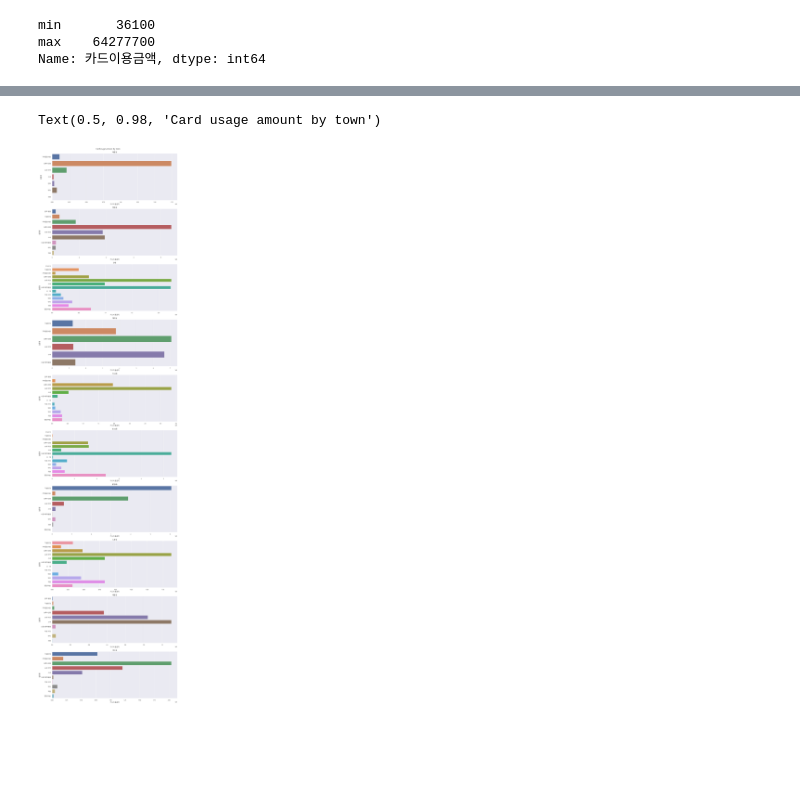
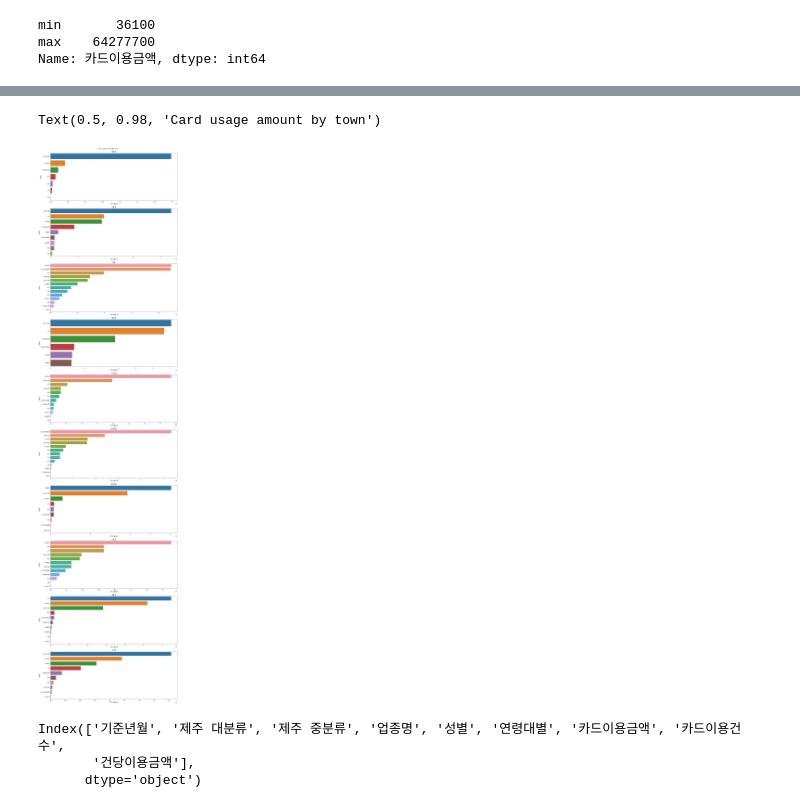
Before and after one commit to So-chankyun/consumption-pattern-analysis-of-jeju-tourist, a Jupyter notebook: consumption pattern analysis of jeju tourist.ipynb, the cells around one changed output, grey strips where cells are left out. Drawn from its saved outputs; the diff is of its cells as text; code cells hidden in the pictures; blank space fills up the shorter version.

```diff
--- a/consumption pattern analysis of jeju tourist.ipynb
+++ b/consumption pattern analysis of jeju tourist.ipynb
@@ -238,7 +238,8 @@ print(f'업종의 갯수 : {len(upjong)}\n',upjong)
 # %%
 # 불필요한 공백 제거
 data['업종명'] = [uj.replace(" ","") for uj in data['업종명']]
-data['업종명'].unique()
+upjong = data['업종명'].unique()
+upjong
 # %% [output]
 array(['농축수산품', '스포츠레져용품', '골프용품', '악세사리', '의원', '안경', '정장(여성)', '기념품점',
        '기타음료식품', '슈퍼마켓', '신발', '약국', '스넥', '귀금속'], dtype=object)
@@ -316,7 +321,7 @@ for idx, industry in enumerate(upjong):
     axes[idx].plot(dates,result,color='b',marker='.')
     axes[idx].set_xlabel('Date')
     axes[idx].set_ylabel('Amount')
-    axes[idx].set_title(industry,fontproperties=fontprop)
+    axes[idx].set_title(industry)
 
 plt.suptitle('Card usage amount by industry')
 # %% [output]
@@ -325,12 +330,12 @@ Text(0.5, 0.98, 'Card usage amount by industry')
 # %%
-# 시간에 따른 업종별 카드이용금액
-card_usage_amount_by_industry = data.groupby(['업종명','기준년월'])['카드이용금액'].sum()
+# 시간에 따른 업종별 카드이용건수
+number_of_card_usage_by_industry = data.groupby(['업종명','기준년월'])['카드이용건수'].sum()
 dates = data['기준년월'].unique()
 fig, axes = plt.subplots(nrows=len(upjong),figsize=(15,60),constrained_layout=True)
 
 # 업종중 특정날짜의 데이터가 없는 경우가 있다. 따라서 특정날짜의 data를 0으로 하여 추가한다.
 for idx, industry in enumerate(upjong):
-    result = card_usage_amount_by_industry.loc[(industry,dates)]
+    result = number_of_card_usage_by_industry.loc[(industry,dates)]
     date_by_industry = result.index.get_level_values('기준년월')
     for date in dates:
         if date not in date_by_industry:
@@ -339,7 +344,7 @@ for idx, industry in enumerate(upjong):
     axes[idx].plot(dates,result,color='b',marker='.')
     axes[idx].set_xlabel('Date')
     axes[idx].set_ylabel('Amount')
-    axes[idx].set_title(industry,fontproperties=fontprop)
+    axes[idx].set_title(industry)
 
-plt.suptitle('Card usage amount by industry')
+plt.suptitle('Number of card usage by industry')
 # %% [output]
@@ -348,20 +352,0 @@ Text(0.5, 0.98, 'Card usage amount by industry')
-# %%
-# 시간에 따른 업종별 카드이용건수
-number_of_card_usage_by_industry = data.groupby(['업종명','기준년월'])['카드이용건수'].sum()
-dates = data['기준년월'].unique()
-fig, axes = plt.subplots(nrows=len(upjong),figsize=(15,60),constrained_layout=True)
-
-# 업종중 특정날짜의 데이터가 없는 경우가 있다. 따라서 특정날짜의 data를 0으로 하여 추가한다.
-for idx, industry in enumerate(upjong):
-    result = number_of_card_usage_by_industry.loc[(industry,dates)]
-    date_by_industry = result.index.get_level_values('기준년월')
-    for date in dates:
-        if date not in date_by_industry:
-            result[(industry,date)]=0
-
-    axes[idx].plot(dates,result,color='b',marker='.')
-    axes[idx].set_xlabel('Date')
-    axes[idx].set_ylabel('Amount')
-    axes[idx].set_title(industry,fontproperties=fontprop)
-
-plt.suptitle('Number of card usage by industry')
@@ -371,18 +353,24 @@ Text(0.5, 0.98, 'Number of card usage by industry')
 # %%
 # 지역별로 소비된 업종 분포(카드사용금액 기준)
 group_by_town_and_industry = data.groupby(['제주 중분류','업종명']).sum()
 group_by_town_and_industry_df = group_by_town_and_industry.reset_index()
 
 fig, axes = plt.subplots(nrows=len(town_in_jejudo),figsize=(15,60),constrained_layout=True)
 
 for idx, town in enumerate(town_in_jejudo):
-    sns.barplot(ax=axes[idx],x='카드이용금액',y='업종명',data=card_usage_amount_by_town_df[card_usage_amount_by_town_df['제주 중분류']==town])
+    sns.barplot(ax=axes[idx],x='카드이용금액',y='업종명',data=group_by_town_and_industry_df[group_by_town_and_industry_df['제주 중분류']==town].sort_values(by='카드이용금액',ascending=False))
     axes[idx].set_title(town)
 
 plt.suptitle('Card usage amount by town')
 # %% [output]
 Text(0.5, 0.98, 'Card usage amount by town')
-[figure, old version]
+[figure, new version]
+# %%
+data.columns
+# %% [output]
+Index(['기준년월', '제주 대분류', '제주 중분류', '업종명', '성별', '연령대별', '카드이용금액', '카드이용건수',
+       '건당이용금액'],
+      dtype='object')
 # %%
 # 지역별로 소비된 업종 분포(카드이용건수 기준)
 fig, axes = plt.subplots(nrows=len(town_in_jejudo),figsize=(15,60),constrained_layout=True)
```
Also changed, not shown: parts of 13 cells of this notebook.
